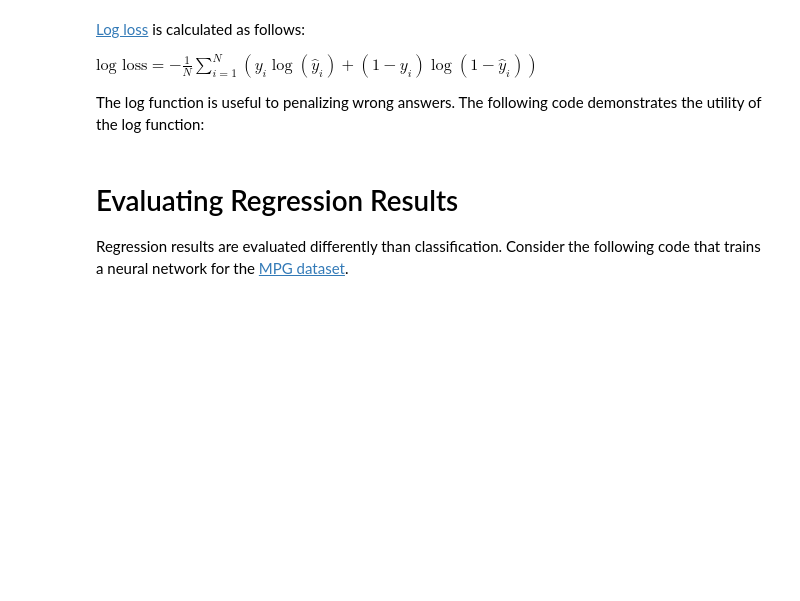
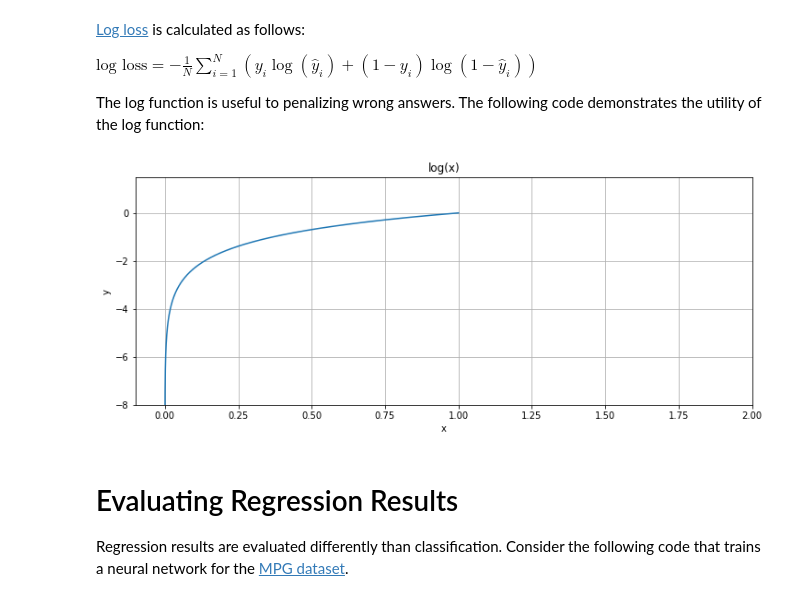
Before and after one commit to jeffheaton/t81_558_deep_learning, a Jupyter notebook: t81_558_class3_training.ipynb, the cells around one changed output. Drawn from its saved outputs; the diff is of its cells as text; code cells hidden in the pictures; blank space fills up the shorter version.

```diff
--- a/t81_558_class3_training.ipynb
+++ b/t81_558_class3_training.ipynb
@@ -261,24 +302,26 @@ The log function is useful to penalizing wrong answers.  The following code demo
 # %%
 %matplotlib inline
 from matplotlib.pyplot import figure, show
 from numpy import arange, sin, pi
 
-t = arange(1e-5, 5.0, 0.00001)
+#t = arange(1e-5, 5.0, 0.00001)
 #t = arange(1.0, 5.0, 0.00001) # computer scientists
-#t = arange(0.0, 1.0, 0.00001)  # data     scientists
+t = arange(0.0, 1.0, 0.00001)  # data     scientists
 
 fig = figure(1,figsize=(12, 10))
 
 ax1 = fig.add_subplot(211)
 ax1.plot(t, np.log(t))
 ax1.grid(True)
 ax1.set_ylim((-8, 1.5))
 ax1.set_xlim((-0.1, 2))
 ax1.set_xlabel('x')
 ax1.set_ylabel('y')
 ax1.set_title('log(x)')
 
 show()
+# %% [output]
+[figure, added]
 # %% [markdown]
 # Evaluating Regression Results
 
```
Also changed, not shown: parts of 14 cells of this notebook, 4 other files.
